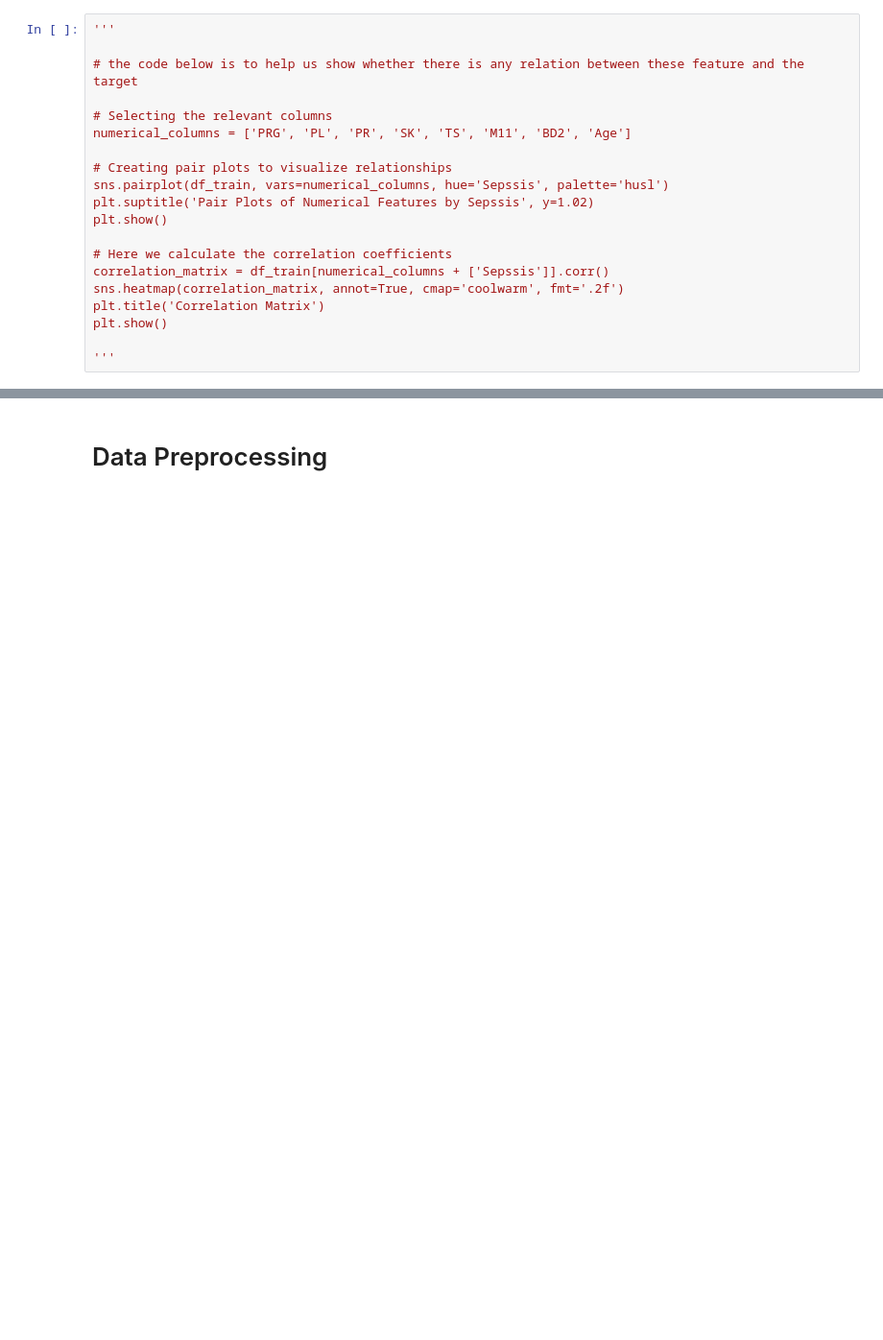
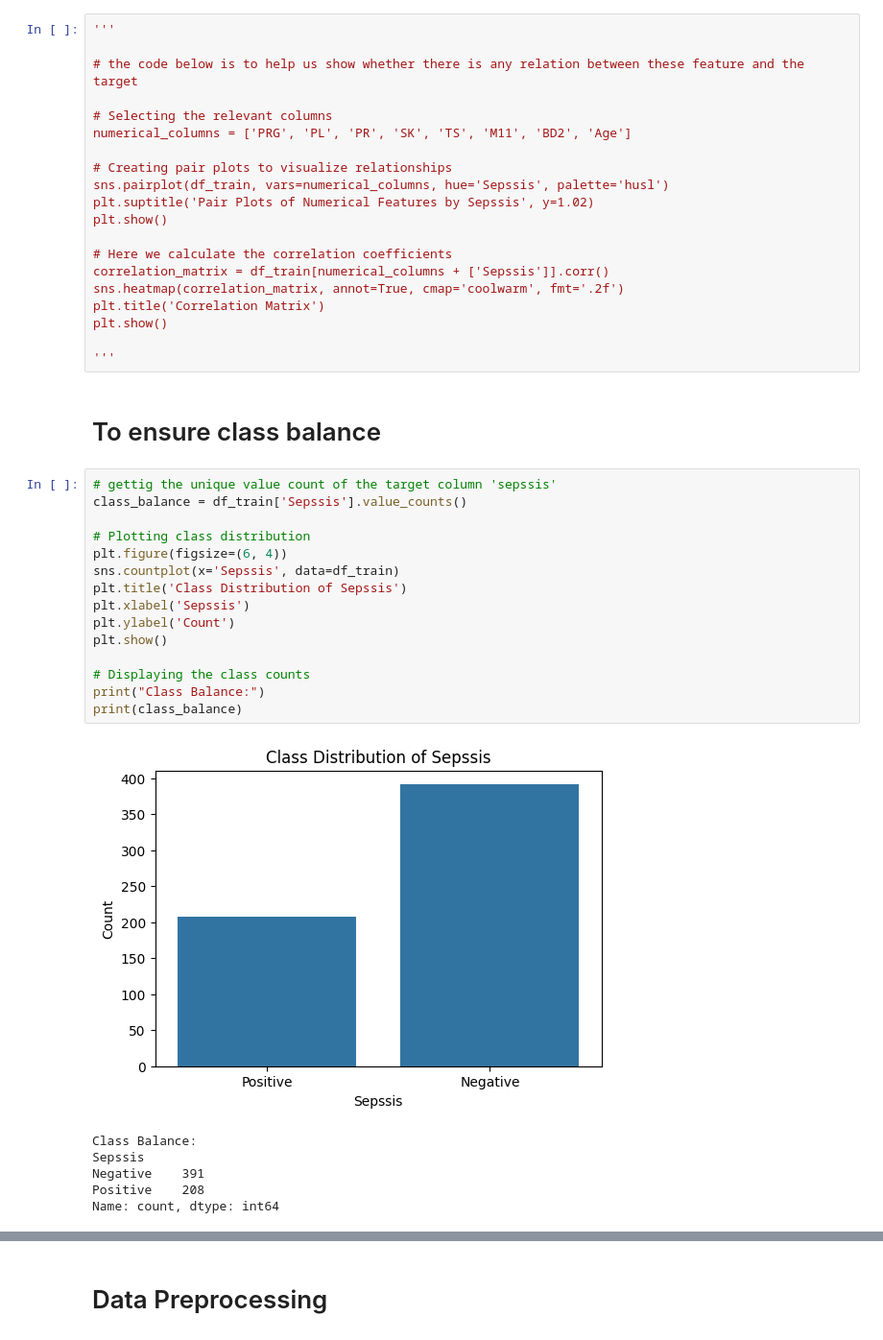
Before and after one commit to DzeBakuEso/lp6_building_api, a Jupyter notebook: src/api_emd.ipynb, the cells around one changed output, grey strips where cells are left out. Shown at 96% size. Saved outputs shown, nothing was run; the diff lists cells and outputs as text; blank space fills up the shorter version.

```diff
--- a/src/api_emd.ipynb
+++ b/src/api_emd.ipynb
@@ -279,3 +284,27 @@ plt.title('Correlation Matrix')
 plt.show()
 
 '''
+# %% [markdown]
+# To ensure class balance
+# %%
+# gettig the unique value count of the target column 'sepssis'
+class_balance = df_train['Sepssis'].value_counts()
+
+# Plotting class distribution
+plt.figure(figsize=(6, 4))
+sns.countplot(x='Sepssis', data=df_train)
+plt.title('Class Distribution of Sepssis')
+plt.xlabel('Sepssis')
+plt.ylabel('Count')
+plt.show()
+
+# Displaying the class counts
+print("Class Balance:")
+print(class_balance)
+# %% [output]
+[figure, added]
+Class Balance:
+Sepssis
+Negative    391
+Positive    208
+Name: count, dtype: int64
```
Also changed, not shown: parts of 9 cells of this notebook.
